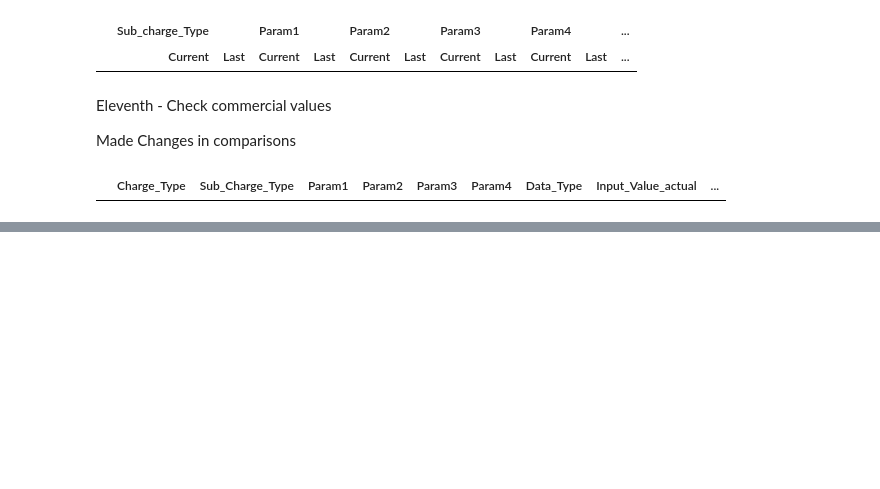
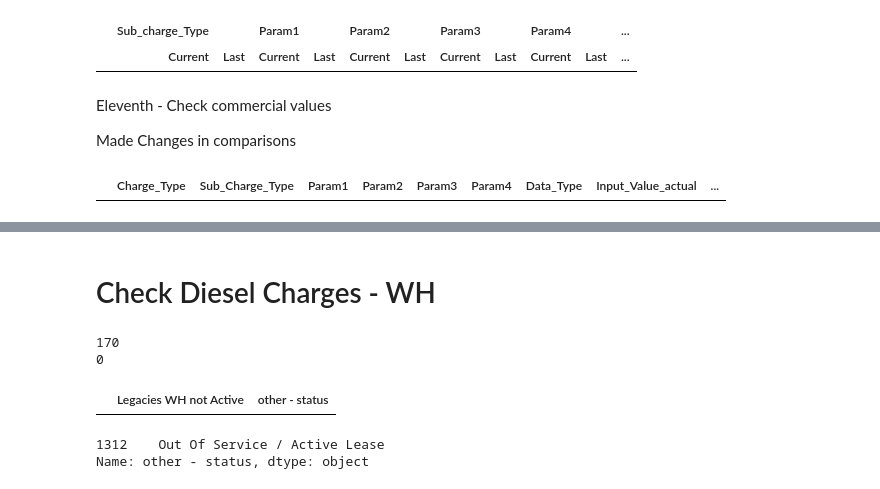
Before and after one commit to emerenan/xlsx_validation, a Jupyter notebook: gr_validations.ipynb, the cells around one changed output, grey strips where cells are left out. Cells and saved outputs as stored; diff of their text form; code cells hidden in the pictures; blank space fills up the shorter version.

```diff
--- a/gr_validations.ipynb
+++ b/gr_validations.ipynb
@@ -1033,0 +996,25 @@ ind
+# %% [markdown]
+# Check Diesel Charges - WH
+# %%
+uip_wh_legacy_sites = [i for i in uip_wh[uip_wh['BTS site applicable charge (Annual)'].notnull()]['Site_ID']]
+
+
+actives_wh_sites = [i for i in towerdb[(towerdb[tw_status].isin(['In Service','Dismantled / Active Lease'])) &\
+                                       (towerdb['towerdb owner']=='Wind')][tw_index]]
+print(len(uip_wh_legacy_sites))
+legacies_wh_not_active_or_dismantled = [i for i in uip_wh_legacy_sites if i not in actives_wh_sites]
+print(len(legacies_wh_not_active_or_dismantled))
+legacies_wh = pd.DataFrame(legacies_wh_not_active_or_dismantled, columns=['Legacies WH not Active'])
+vf_sites = towerdb[towerdb['towerdb owner']=='Wind'][[tw_index, tw_status]]
+legacies_wh = pd.merge(legacies_wh,vf_sites, how='left', left_on= 'Legacies WH not Active', right_on=tw_index)
+legacies_wh = legacies_wh.iloc[:, [0,2]]
+legacies_wh
+# %% [output]
+170
+0
+|  | Legacies WH not Active | other - status |
+# %%
+towerdb[towerdb[tw_index]=='3513-1003513'][tw_status]
+# %% [output]
+1312    Out Of Service / Active Lease
+Name: other - status, dtype: object
```
Also changed, not shown: parts of 13 cells of this notebook.
